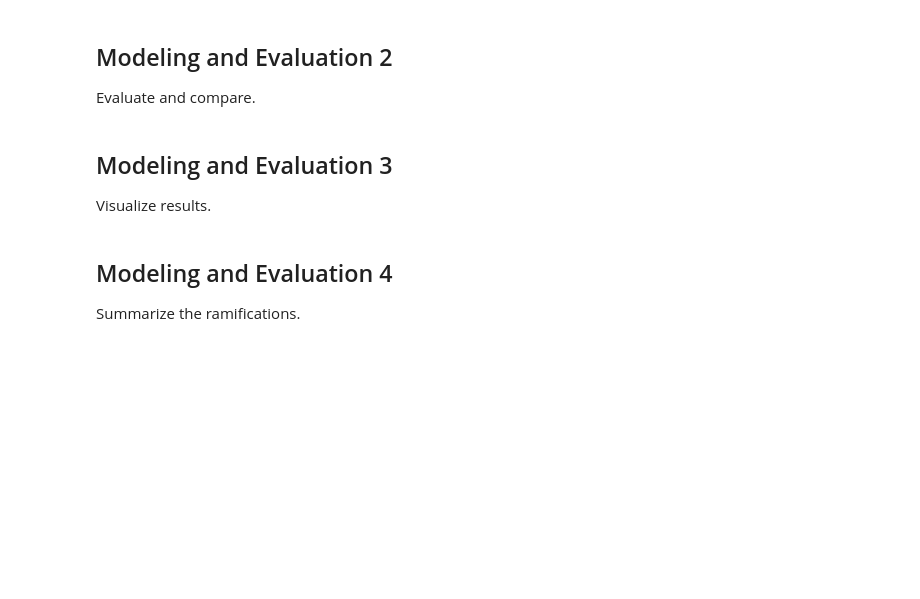
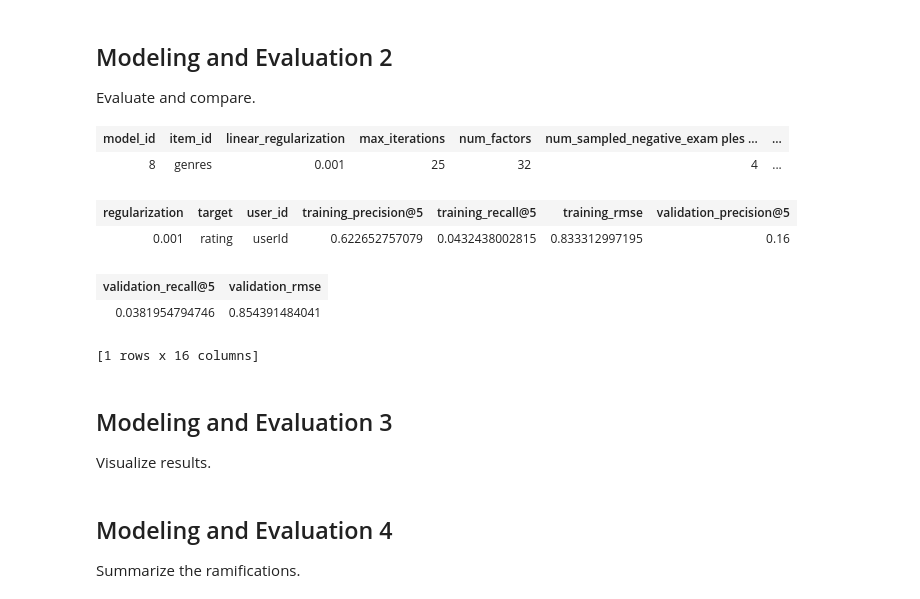
Before and after one commit to JackNelson/MSDS7331_Project3, a Jupyter notebook: MSDS7331_Lab3_AbrahamHarrisHidgonNelson.ipynb, the cells around one changed output. Cells and saved outputs as stored; diff of their text form; code cells hidden in the pictures; blank space fills up the shorter version.

Commit message:
Model Eval1 code final

```diff
--- a/MSDS7331_Lab3_AbrahamHarrisHidgonNelson.ipynb
+++ b/MSDS7331_Lab3_AbrahamHarrisHidgonNelson.ipynb
@@ -502,5 +504,5 @@ Train and adjust parameters.
 # %%
-title_ratings = ratings_sf.join(movies_sf)
+title_ratings = ratings_sf.join(movies_sf)['userId','movieId','title','rating','genres','genre_list']
 train, test = gl.recommender.util.random_split_by_user(title_ratings,
                                                     user_id="userId", item_id="title",
                                                     max_num_users=100, item_test_proportion=0.2)
@@ -535,0 +600,13 @@ ValueError: Provided model_factory <function create at 0x...> not currently supp
+# %%
+params = {'user_id': 'userId',
+          'item_id': ['movieId','genres'],
+          'target': 'rating',
+          'num_factors': [8, 12, 16, 24, 32],
+          'regularization':[0.001] ,
+          'linear_regularization': [0.001]}
+
+job = gl.model_parameter_search.create( (train,test),
+        gl.recommender.ranking_factorization_recommender.create,
+        params,
+        max_models=15,
+        environment=None)
@@ -536,6 +675,23 @@ ValueError: Provided model_factory <function create at 0x...> not currently supp
 # %% [markdown]
 <h2> Modeling and Evaluation 2 </h2>
 Evaluate and compare.
+# %%
+def ViewBestResults(job):
+    keys = job.get_best_params().keys()
+    results = job.get_results()
+    for key in keys:
+        results = results.filter_by(job.get_best_params()[key],key)
+    return(results)
+# %%
+ViewBestResults(job)
+# %% [output]
+| model_id | item_id | linear_regularization | max_iterations | num_factors | num_sampled_negative_exam ples ... | ... |
+| 8 | genres | 0.001 | 25 | 32 | 4 | ... |
+| regularization | target | user_id | training_precision@5 | training_recall@5 | training_rmse | validation_precision@5 |
+| 0.001 | rating | userId | 0.622652757079 | 0.0432438002815 | 0.833312997195 | 0.16 |
+| validation_recall@5 | validation_rmse |
+| 0.0381954794746 | 0.854391484041 |
+[1 rows x 16 columns]
 # %% [markdown]
 <h2> Modeling and Evaluation 3 </h2>
 Visualize results.
```
Also changed, not shown: parts of 19 cells of this notebook.
